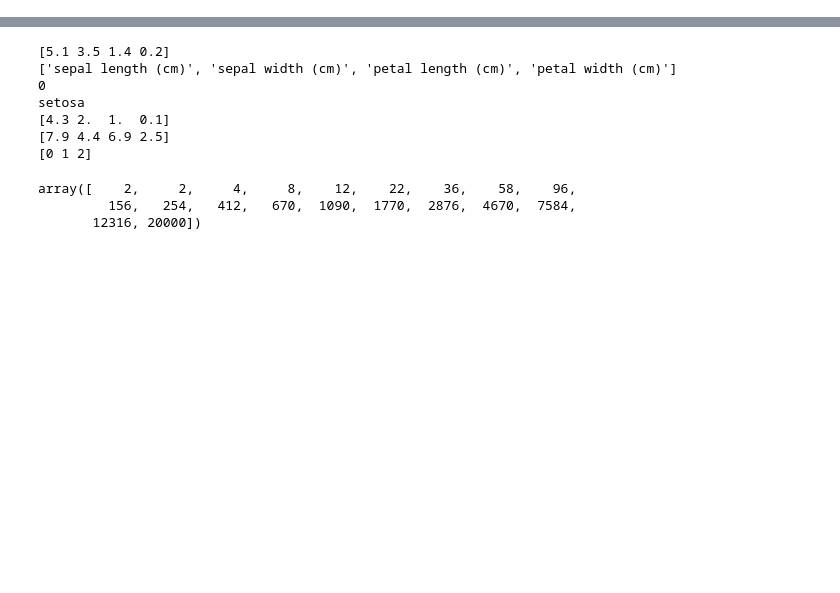
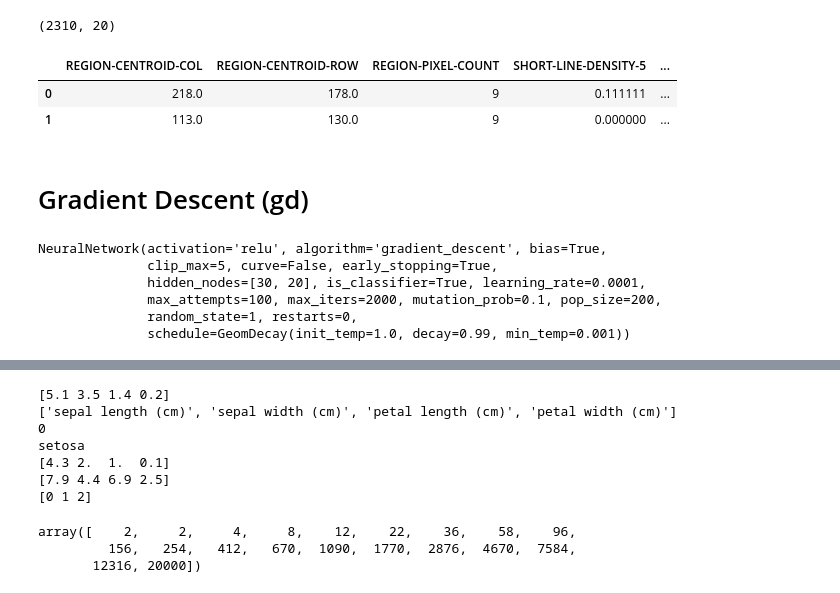
Before and after one commit to shileiphys/CS7641, a Jupyter notebook: Assignment2/neural_network.ipynb, the cells around one changed output, grey strips where cells are left out. Drawn from its saved outputs; the diff is of its cells as text; code cells hidden in the pictures; blank space fills up the shorter version.

```diff
--- a/Assignment2/neural_network.ipynb
+++ b/Assignment2/neural_network.ipynb
@@ -0,0 +143,12 @@
+# %%
+dataset_dir = '../Datasets/statlog_image_segmentation'
+df = pd.read_csv(dataset_dir + '/segment.dat', names=col_names, sep=' ')
+df.shape
+# %% [output]
+(2310, 20)
+# %%
+df.head(2)
+# %% [output]
+|  | REGION-CENTROID-COL | REGION-CENTROID-ROW | REGION-PIXEL-COUNT | SHORT-LINE-DENSITY-5 | ... |
+| 0 | 218.0 | 178.0 | 9 | 0.111111 | ... |
+| 1 | 113.0 | 130.0 | 9 | 0.000000 | ... |
@@ -0,0 +173,2 @@
+# %% [markdown]
+# Gradient Descent (gd)
@@ -0,0 +185,10 @@
+# %%
+## Fit Gradient Descent
+nn_gd.fit(X_train_scaled, y_train_hot)
+# %% [output]
+NeuralNetwork(activation='relu', algorithm='gradient_descent', bias=True,
+              clip_max=5, curve=False, early_stopping=True,
+              hidden_nodes=[30, 20], is_classifier=True, learning_rate=0.0001,
+              max_attempts=100, max_iters=2000, mutation_prob=0.1, pop_size=200,
+              random_state=1, restarts=0,
+              schedule=GeomDecay(init_temp=1.0, decay=0.99, min_temp=0.001))
```
Also changed, not shown: parts of 39 cells of this notebook, 3 other files.
